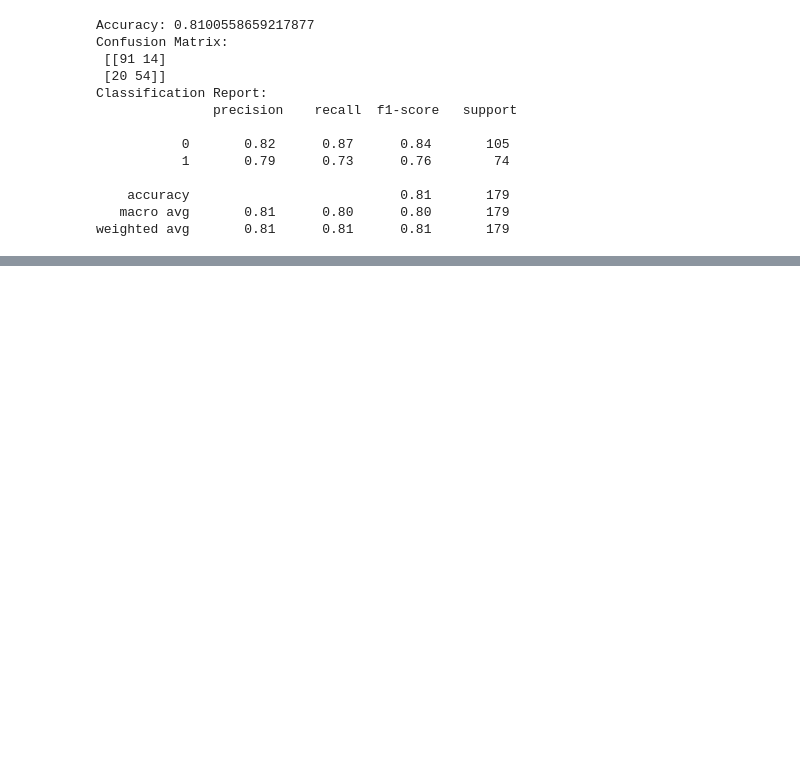
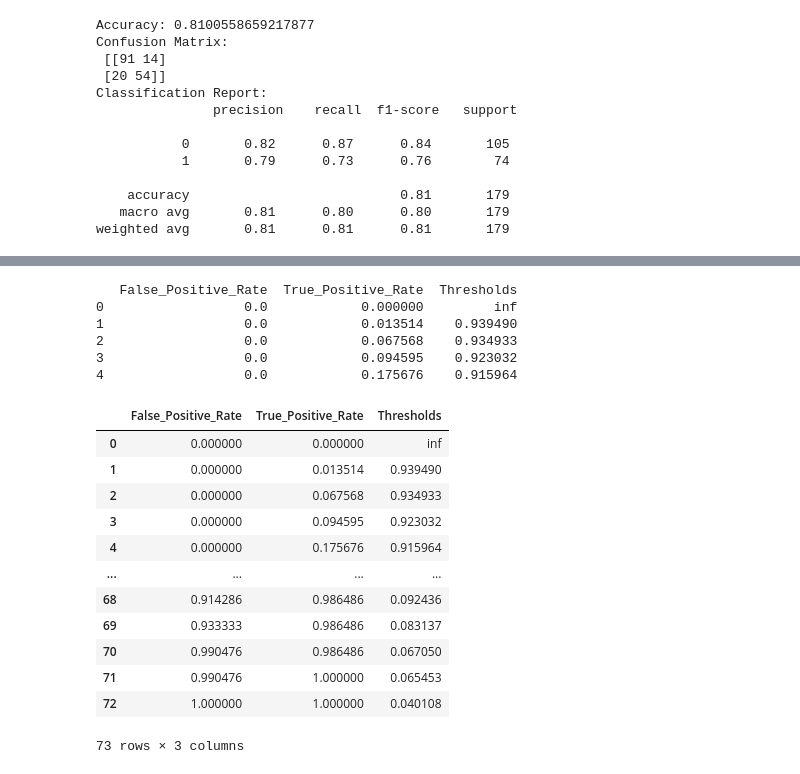
Before and after one commit to AravindKKrishna/PythonForDataScience, a Jupyter notebook: Logistic_algorithm.ipynb, the cells around one changed output, grey strips where cells are left out. Saved outputs shown, nothing was run; the diff lists cells and outputs as text; code cells hidden in the pictures; blank space fills up the shorter version.

```diff
--- a/Logistic_algorithm.ipynb
+++ b/Logistic_algorithm.ipynb
@@ -196,0 +303,33 @@ weighted avg       0.81      0.81      0.81       179
+# %%
+# Create DataFrame
+roc_df = pd.DataFrame({
+    'False_Positive_Rate': fpr,
+    'True_Positive_Rate': tpr,
+    'Thresholds': thresholds
+})
+
+# Display first few rows
+print(roc_df.head())
+# %% [output]
+   False_Positive_Rate  True_Positive_Rate  Thresholds
+0                  0.0            0.000000         inf
+1                  0.0            0.013514    0.939490
+2                  0.0            0.067568    0.934933
+3                  0.0            0.094595    0.923032
+4                  0.0            0.175676    0.915964
+# %%
+roc_df
+# %% [output]
+|  | False_Positive_Rate | True_Positive_Rate | Thresholds |
+| 0 | 0.000000 | 0.000000 | inf |
+| 1 | 0.000000 | 0.013514 | 0.939490 |
+| 2 | 0.000000 | 0.067568 | 0.934933 |
+| 3 | 0.000000 | 0.094595 | 0.923032 |
+| 4 | 0.000000 | 0.175676 | 0.915964 |
+| ... | ... | ... | ... |
+| 68 | 0.914286 | 0.986486 | 0.092436 |
+| 69 | 0.933333 | 0.986486 | 0.083137 |
+| 70 | 0.990476 | 0.986486 | 0.067050 |
+| 71 | 0.990476 | 1.000000 | 0.065453 |
+| 72 | 1.000000 | 1.000000 | 0.040108 |
+73 rows × 3 columns
```
Also changed, not shown: parts of 12 cells of this notebook.
